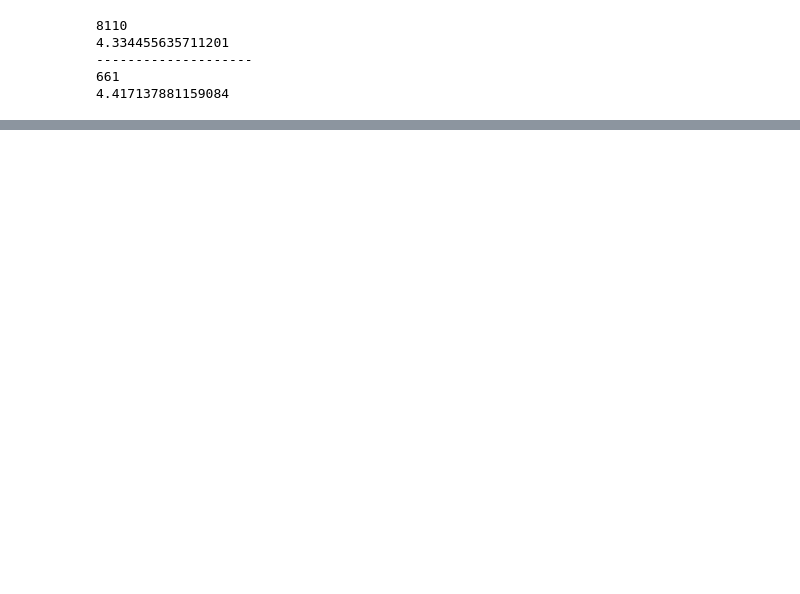
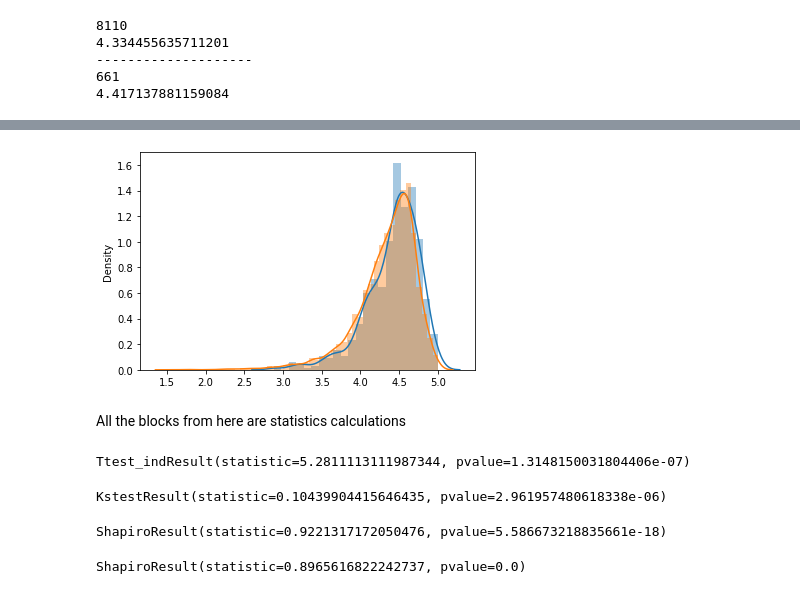
Before and after one commit to ohadf2015/big-data-recipies, a Jupyter notebook: recipe.ipynb, the cells around one changed output, grey strips where cells are left out. Drawn from its saved outputs; the diff is of its cells as text; code cells hidden in the pictures; blank space fills up the shorter version.

```diff
--- a/recipe.ipynb
+++ b/recipe.ipynb
@@ -46,0 +55,24 @@ print(sum(long_time)/len(long_time))
+# %%
+import seaborn as sns
+ax=sns.distplot(long_time)
+dx=sns.distplot(short_time)
+# %% [output]
+[figure, added]
+# %% [markdown]
+All the blocks from here are statistics calculations
+# %%
+stats.ttest_ind(long_time, short_time)
+# %% [output]
+Ttest_indResult(statistic=5.2811113111987344, pvalue=1.3148150031804406e-07)
+# %%
+stats.ks_2samp(long_time, short_time)
+# %% [output]
+KstestResult(statistic=0.10439904415646435, pvalue=2.961957480618338e-06)
+# %%
+stats.shapiro(long_time)
+# %% [output]
+ShapiroResult(statistic=0.9221317172050476, pvalue=5.586673218835661e-18)
+# %%
+stats.shapiro(short_time)
+# %% [output]
+ShapiroResult(statistic=0.8965616822242737, pvalue=0.0)
```
Also changed, not shown: parts of 2 cells of this notebook.
